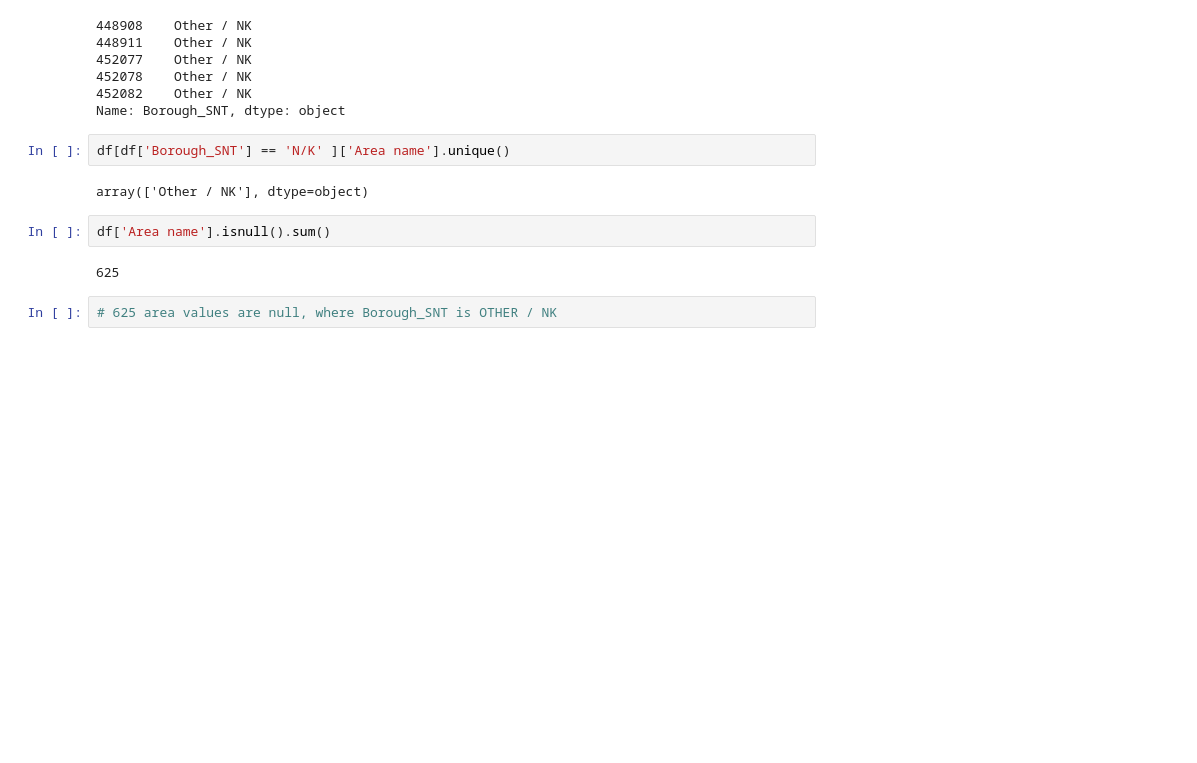
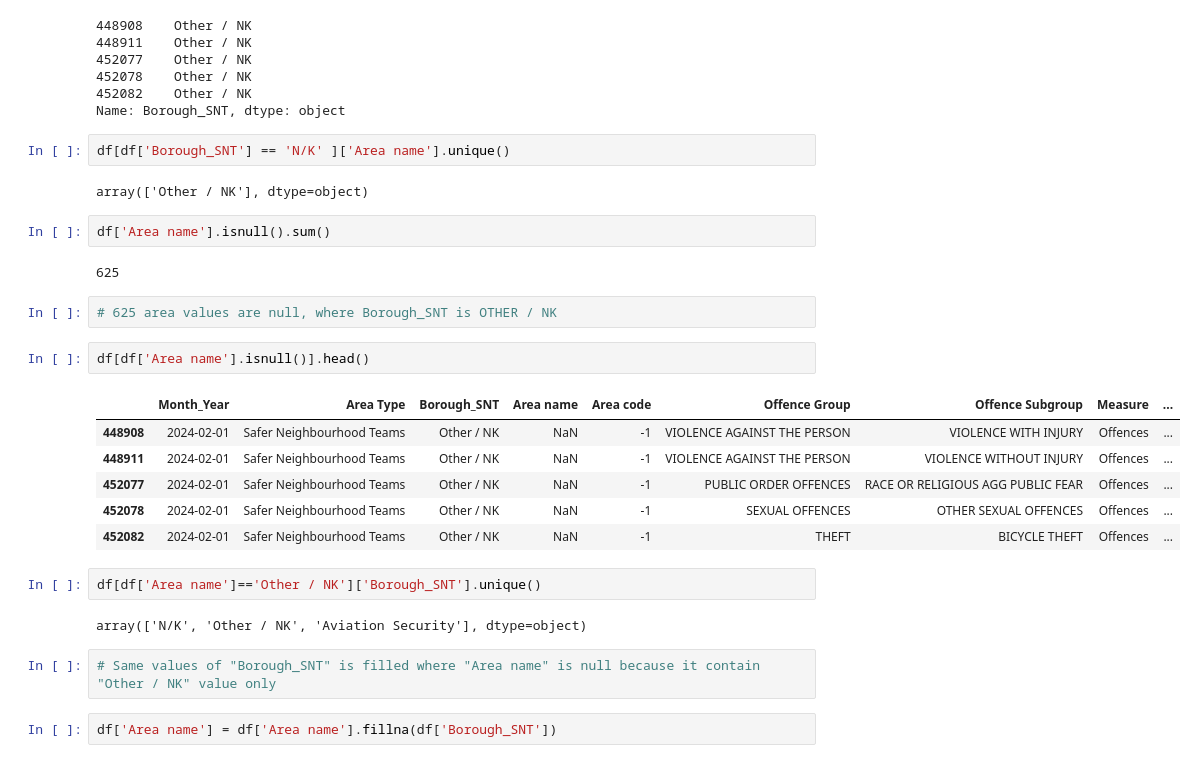
Before and after one commit to asubhan94/TNO---Crimes-in-London, a Jupyter notebook: notebooks/01_data_cleaning.ipynb, the cells around one changed output. Cells and saved outputs as stored; diff of their text form; blank space fills up the shorter version.

```diff
--- a/notebooks/01_data_cleaning.ipynb
+++ b/notebooks/01_data_cleaning.ipynb
@@ -171,3 +172,20 @@ df['Area name'].isnull().sum()
 625
 # %%
 # 625 area values are null, where Borough_SNT is OTHER / NK
+# %%
+df[df['Area name'].isnull()].head()
+# %% [output]
+|  | Month_Year | Area Type | Borough_SNT | Area name | Area code | Offence Group | Offence Subgroup | Measure | ... |
+| 448908 | 2024-02-01 | Safer Neighbourhood Teams | Other / NK | NaN | -1 | VIOLENCE AGAINST THE PERSON | VIOLENCE WITH INJURY | Offences | ... |
+| 448911 | 2024-02-01 | Safer Neighbourhood Teams | Other / NK | NaN | -1 | VIOLENCE AGAINST THE PERSON | VIOLENCE WITHOUT INJURY | Offences | ... |
+| 452077 | 2024-02-01 | Safer Neighbourhood Teams | Other / NK | NaN | -1 | PUBLIC ORDER OFFENCES | RACE OR RELIGIOUS AGG PUBLIC FEAR | Offences | ... |
+| 452078 | 2024-02-01 | Safer Neighbourhood Teams | Other / NK | NaN | -1 | SEXUAL OFFENCES | OTHER SEXUAL OFFENCES | Offences | ... |
+| 452082 | 2024-02-01 | Safer Neighbourhood Teams | Other / NK | NaN | -1 | THEFT | BICYCLE THEFT | Offences | ... |
+# %%
+df[df['Area name']=='Other / NK']['Borough_SNT'].unique()
+# %% [output]
+array(['N/K', 'Other / NK', 'Aviation Security'], dtype=object)
+# %%
+# Same values of "Borough_SNT" is filled where "Area name" is null because it contain "Other / NK" value only
+# %%
+df['Area name'] = df['Area name'].fillna(df['Borough_SNT'])
```
Also changed, not shown: parts of 9 cells of this notebook, 1 other file.
